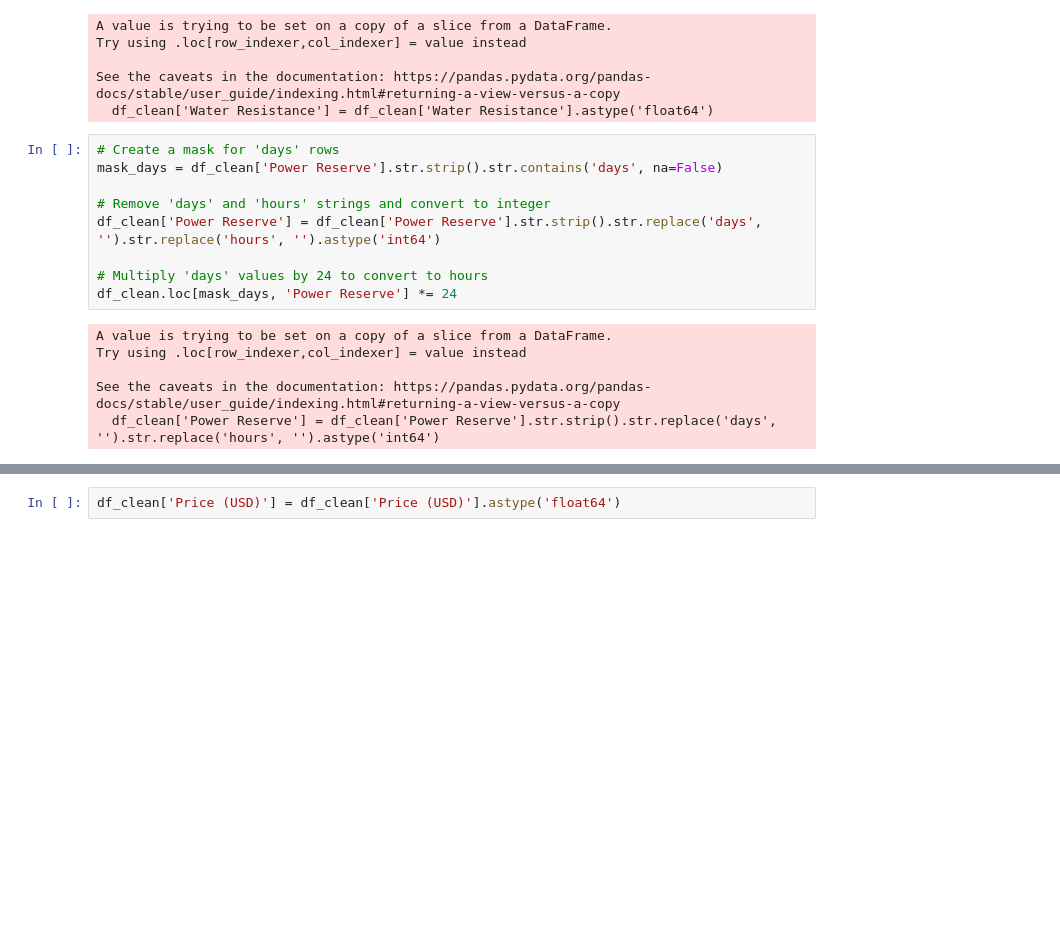
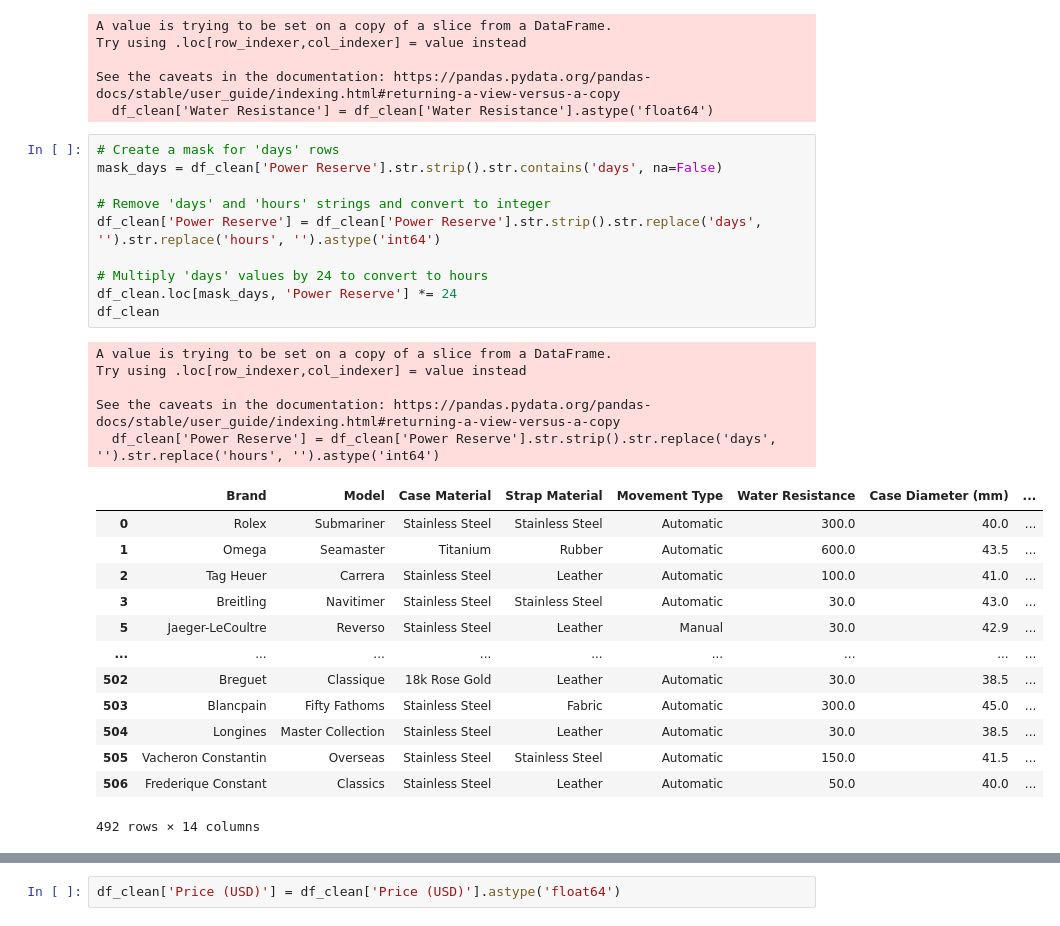
Before and after one commit to vanki2003/watch-prices, a Jupyter notebook: notebook.ipynb, the cells around one changed output, grey strips where cells are left out. Saved outputs shown, nothing was run; the diff lists cells and outputs as text; blank space fills up the shorter version.

```diff
--- a/notebook.ipynb
+++ b/notebook.ipynb
@@ -105,15 +105,29 @@ See the caveats in the documentation: https://pandas.pydata.org/pandas-docs/stab
 # %%
 # Create a mask for 'days' rows
 mask_days = df_clean['Power Reserve'].str.strip().str.contains('days', na=False)
 
 # Remove 'days' and 'hours' strings and convert to integer
 df_clean['Power Reserve'] = df_clean['Power Reserve'].str.strip().str.replace('days', '').str.replace('hours', '').astype('int64')
 
 # Multiply 'days' values by 24 to convert to hours
 df_clean.loc[mask_days, 'Power Reserve'] *= 24
+df_clean
 # %% [output]
 A value is trying to be set on a copy of a slice from a DataFrame.
 Try using .loc[row_indexer,col_indexer] = value instead
 
 See the caveats in the documentation: https://pandas.pydata.org/pandas-docs/stable/user_guide/indexing.html#returning-a-view-versus-a-copy
   df_clean['Power Reserve'] = df_clean['Power Reserve'].str.strip().str.replace('days', '').str.replace('hours', '').astype('int64')
+|  | Brand | Model | Case Material | Strap Material | Movement Type | Water Resistance | Case Diameter (mm) | ... |
+| 0 | Rolex | Submariner | Stainless Steel | Stainless Steel | Automatic | 300.0 | 40.0 | ... |
+| 1 | Omega | Seamaster | Titanium | Rubber | Automatic | 600.0 | 43.5 | ... |
+| 2 | Tag Heuer | Carrera | Stainless Steel | Leather | Automatic | 100.0 | 41.0 | ... |
+| 3 | Breitling | Navitimer | Stainless Steel | Stainless Steel | Automatic | 30.0 | 43.0 | ... |
+| 5 | Jaeger-LeCoultre | Reverso | Stainless Steel | Leather | Manual | 30.0 | 42.9 | ... |
+| ... | ... | ... | ... | ... | ... | ... | ... | ... |
+| 502 | Breguet | Classique | 18k Rose Gold | Leather | Automatic | 30.0 | 38.5 | ... |
+| 503 | Blancpain | Fifty Fathoms | Stainless Steel | Fabric | Automatic | 300.0 | 45.0 | ... |
+| 504 | Longines | Master Collection | Stainless Steel | Leather | Automatic | 30.0 | 38.5 | ... |
+| 505 | Vacheron Constantin | Overseas | Stainless Steel | Stainless Steel | Automatic | 150.0 | 41.5 | ... |
+| 506 | Frederique Constant | Classics | Stainless Steel | Leather | Automatic | 50.0 | 40.0 | ... |
+492 rows × 14 columns
```
Also changed, not shown: parts of 2 cells of this notebook.
